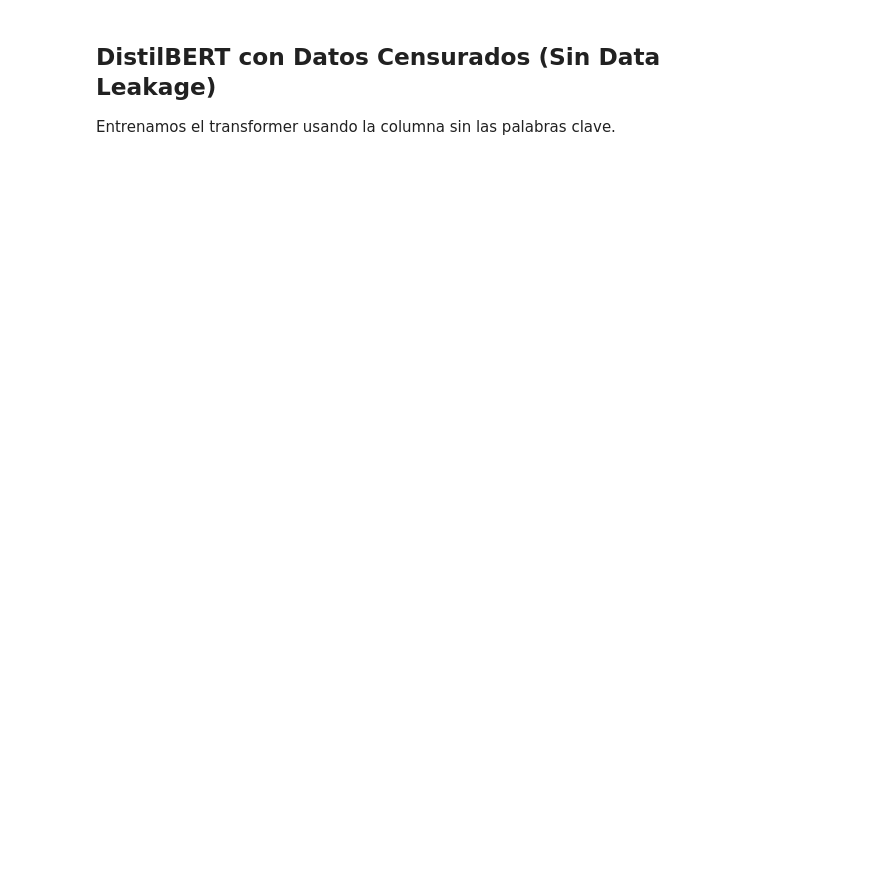
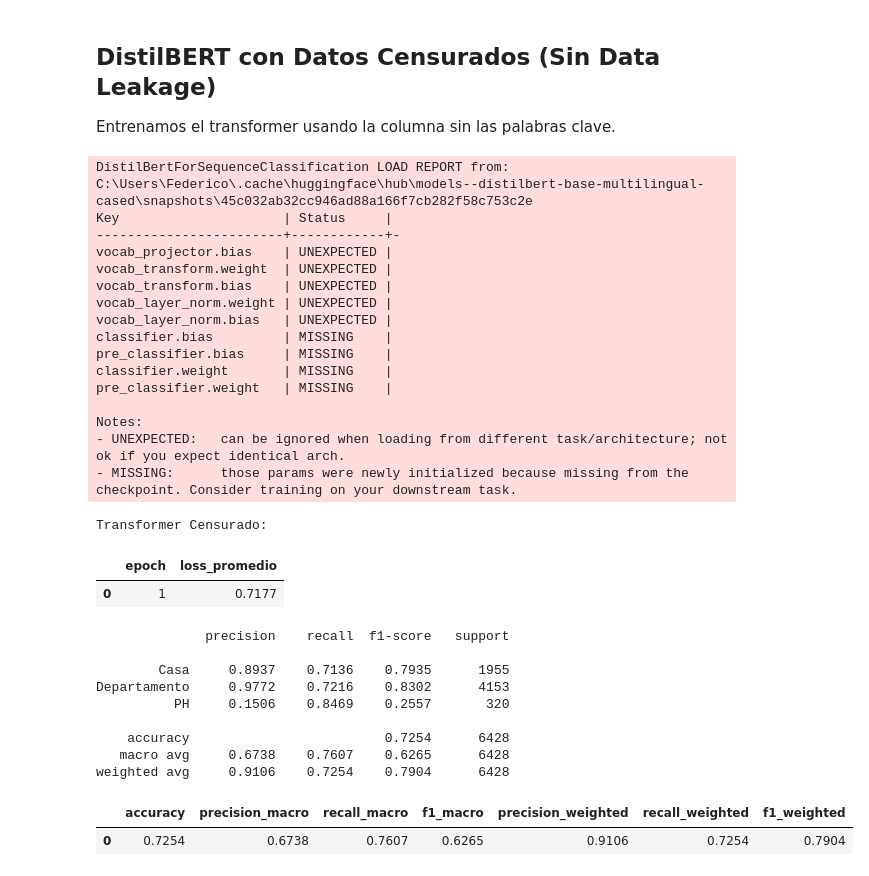
Before and after one commit to Fede0808/nlp_trabajo_final, a Jupyter notebook: notebooks/02_fase_4_transformer_cpu.ipynb, the cells around one changed output. Drawn from its saved outputs; the diff is of its cells as text; code cells hidden in the pictures; blank space fills up the shorter version.

```diff
--- a/notebooks/02_fase_4_transformer_cpu.ipynb
+++ b/notebooks/02_fase_4_transformer_cpu.ipynb
@@ -158,31 +195,64 @@ Entrenamos el transformer usando la columna sin las palabras clave.
 # %%
 from src.property_text_pipeline import COLUMNA_TEXTO_LIMPIO_TRANSFORMER_CENSURADO
 
 # Crear dataloaders con texto censurado
 dataloader_train_censurado, dataloader_prueba_censurado = crear_dataloaders_transformer(
     df_entrenamiento=df_entrenamiento,
     df_prueba=df_prueba,
     tokenizador=tokenizador,
     etiqueta_a_id=etiqueta_a_id,
     columna_texto=COLUMNA_TEXTO_LIMPIO_TRANSFORMER_CENSURADO,
 )
 
 # Cargar un modelo fresco
 modelo_censurado = cargar_modelo_transformer_para_clasificacion(
     cantidad_etiquetas=len(etiqueta_a_id),
     etiqueta_a_id=etiqueta_a_id,
     id_a_etiqueta=id_a_etiqueta,
 )
 
 if hay_pesos_locales: # Cambiar a True para entrenar localmente o simular
-    modelo_entrenado_censurado, historial_censurado = entrenar_transformer_en_cpu(
+    historial_censurado = entrenar_transformer_en_cpu(
         modelo=modelo_censurado,
         dataloader_entrenamiento=dataloader_train_censurado,
-        epocas=1,  # 1 epoca para demostracion
-        lr=2e-5
+        epochs=1,  # 1 epoca para demostracion
+        learning_rate=2e-5
     )
 
-    predicciones_censurado = predecir_con_transformer(modelo_entrenado_censurado, dataloader_prueba_censurado)
+    pred_ids_censurado = predecir_con_transformer(modelo_censurado, dataloader_prueba_censurado)
+    predicciones_censurado = [id_a_etiqueta[indice] for indice in pred_ids_censurado]
     print("Transformer Censurado:")
+    display(historial_censurado)
     print(construir_reporte_clasificacion(df_prueba['property_type'], predicciones_censurado))
     display(construir_tabla_metricas(df_prueba['property_type'], predicciones_censurado))
+# %% [output]
+DistilBertForSequenceClassification LOAD REPORT from: C:\Users\Federico\.cache\huggingface\hub\models--distilbert-base-multilingual-cased\snapshots\45c032ab32cc946ad88a166f7cb282f58c753c2e
+Key                     | Status     |
+------------------------+------------+-
+vocab_projector.bias    | UNEXPECTED |
+vocab_transform.weight  | UNEXPECTED |
+vocab_transform.bias    | UNEXPECTED |
+vocab_layer_norm.weight | UNEXPECTED |
+vocab_layer_norm.bias   | UNEXPECTED |
+classifier.bias         | MISSING    |
+pre_classifier.bias     | MISSING    |
+classifier.weight       | MISSING    |
+pre_classifier.weight   | MISSING    |
+
+Notes:
+- UNEXPECTED:   can be ignored when loading from different task/architecture; not ok if you expect identical arch.
+- MISSING:      those params were newly initialized because missing from the checkpoint. Consider training on your downstream task.
+Transformer Censurado:
+|  | epoch | loss_promedio |
+| 0 | 1 | 0.7177 |
+              precision    recall  f1-score   support
+
+        Casa     0.8937    0.7136    0.7935      1955
+Departamento     0.9772    0.7216    0.8302      4153
+          PH     0.1506    0.8469    0.2557       320
+
+    accuracy                         0.7254      6428
+   macro avg     0.6738    0.7607    0.6265      6428
+weighted avg     0.9106    0.7254    0.7904      6428
+|  | accuracy | precision_macro | recall_macro | f1_macro | precision_weighted | recall_weighted | f1_weighted |
+| 0 | 0.7254 | 0.6738 | 0.7607 | 0.6265 | 0.9106 | 0.7254 | 0.7904 |
```
Also changed, not shown: parts of 3 cells of this notebook, 1 other file.
